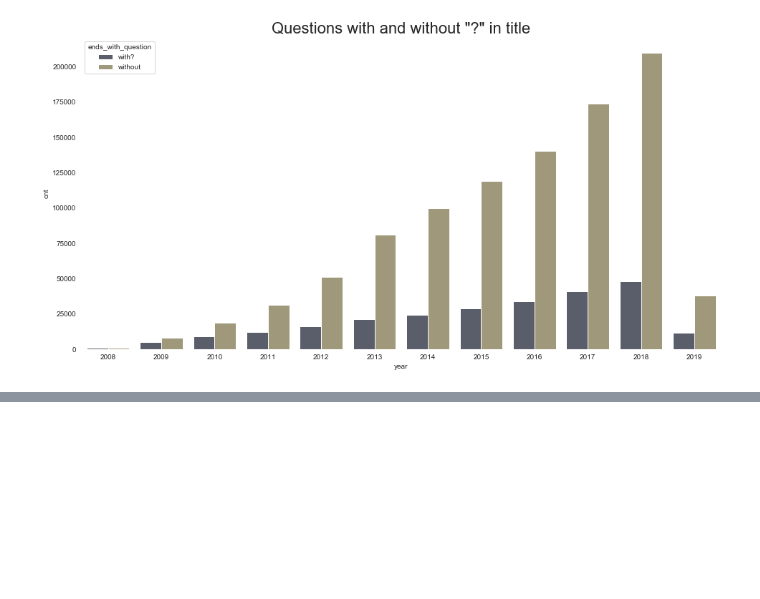
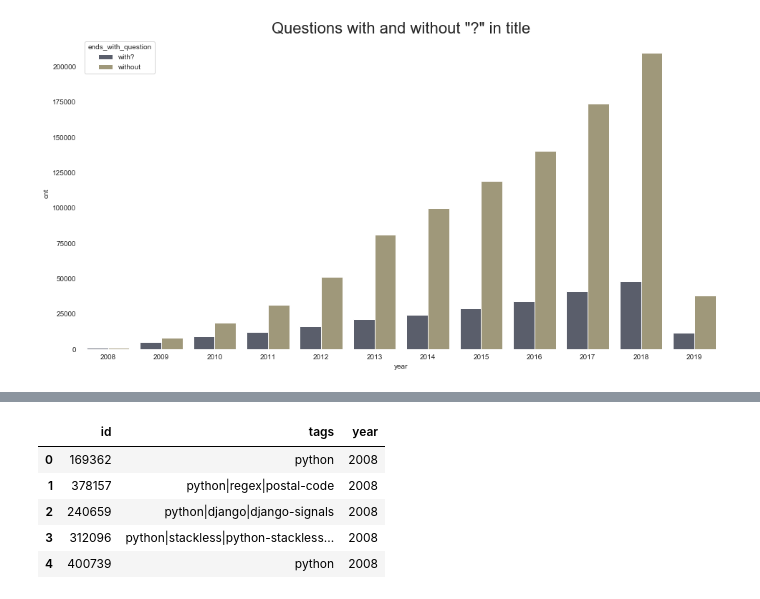
Before and after one commit to JakubPluta/EDA-ML, a Jupyter notebook: BigQuery.ipynb, the cells around one changed output, grey strips where cells are left out. Cells and saved outputs as stored; diff of their text form; code cells hidden in the pictures; blank space fills up the shorter version.

```diff
--- a/BigQuery.ipynb
+++ b/BigQuery.ipynb
@@ -265,0 +284,17 @@ plt.title('Questions with and without "?" in title',fontsize=22);
+# %%
+tags = '''
+    select id, tags,EXTRACT(YEAR FROM creation_date) year
+        from `bigquery-public-data.stackoverflow.posts_questions`
+            where
+            tags like '%python%'
+'''
+df5 = client.query(tags).to_dataframe()
+
+df5.head()
+# %% [output]
+|  | id | tags | year |
+| 0 | 169362 | python | 2008 |
+| 1 | 378157 | python|regex|postal-code | 2008 |
+| 2 | 240659 | python|django|django-signals | 2008 |
+| 3 | 312096 | python|stackless|python-stackless... | 2008 |
+| 4 | 400739 | python | 2008 |
```
Also changed, not shown: parts of 4 cells of this notebook.
